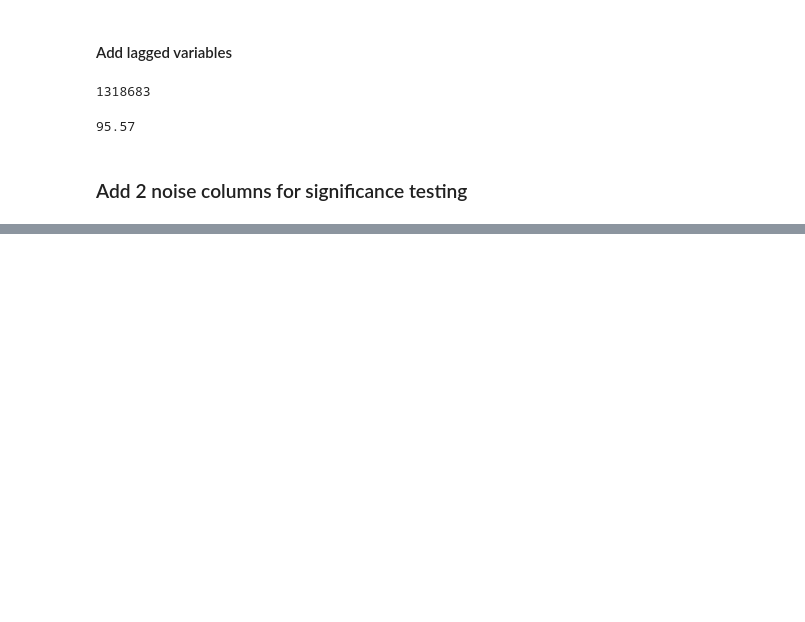
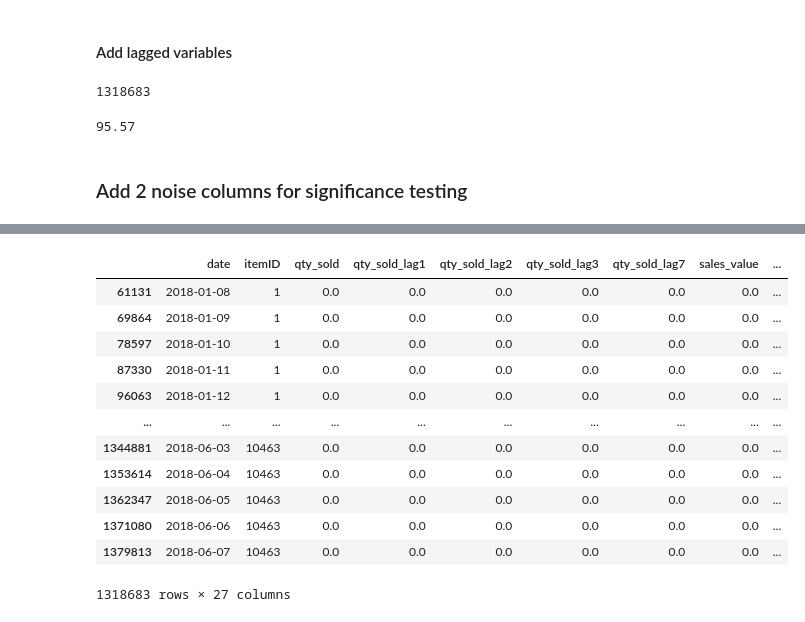
Before and after one commit to damyantilev/case-automated-inventory-management-execution, a Jupyter notebook: inventory_managemet_project.ipynb, the cells around one changed output, grey strips where cells are left out. Drawn from its saved outputs; the diff is of its cells as text; code cells hidden in the pictures; blank space fills up the shorter version.

```diff
--- a/inventory_managemet_project.ipynb
+++ b/inventory_managemet_project.ipynb
@@ -679,3 +679,5 @@ df_orders_daily["random_noise2"] = np.random.normal(0, 1, len(df_orders_daily))
 df_orders_daily["sales_value"] = df_orders_daily["sales_value"].round(2)
 df_orders_daily["random_noise1"] = df_orders_daily["random_noise1"].round(2)
 df_orders_daily["random_noise2"] = df_orders_daily["random_noise2"].round(2)
+# %%
+df_orders_daily['cum_order'] = df_orders_daily.groupby('itemID')['qty_sold'].cumsum()
@@ -681,0 +694,16 @@ df_orders_daily["random_noise2"] = df_orders_daily["random_noise2"].round(2)
+# %%
+df_orders_daily
+# %% [output]
+|  | date | itemID | qty_sold | qty_sold_lag1 | qty_sold_lag2 | qty_sold_lag3 | qty_sold_lag7 | sales_value | ... |
+| 61131 | 2018-01-08 | 1 | 0.0 | 0.0 | 0.0 | 0.0 | 0.0 | 0.0 | ... |
+| 69864 | 2018-01-09 | 1 | 0.0 | 0.0 | 0.0 | 0.0 | 0.0 | 0.0 | ... |
+| 78597 | 2018-01-10 | 1 | 0.0 | 0.0 | 0.0 | 0.0 | 0.0 | 0.0 | ... |
+| 87330 | 2018-01-11 | 1 | 0.0 | 0.0 | 0.0 | 0.0 | 0.0 | 0.0 | ... |
+| 96063 | 2018-01-12 | 1 | 0.0 | 0.0 | 0.0 | 0.0 | 0.0 | 0.0 | ... |
+| ... | ... | ... | ... | ... | ... | ... | ... | ... | ... |
+| 1344881 | 2018-06-03 | 10463 | 0.0 | 0.0 | 0.0 | 0.0 | 0.0 | 0.0 | ... |
+| 1353614 | 2018-06-04 | 10463 | 0.0 | 0.0 | 0.0 | 0.0 | 0.0 | 0.0 | ... |
+| 1362347 | 2018-06-05 | 10463 | 0.0 | 0.0 | 0.0 | 0.0 | 0.0 | 0.0 | ... |
+| 1371080 | 2018-06-06 | 10463 | 0.0 | 0.0 | 0.0 | 0.0 | 0.0 | 0.0 | ... |
+| 1379813 | 2018-06-07 | 10463 | 0.0 | 0.0 | 0.0 | 0.0 | 0.0 | 0.0 | ... |
+1318683 rows × 27 columns
```
Also changed, not shown: parts of 1 cell of this notebook.
